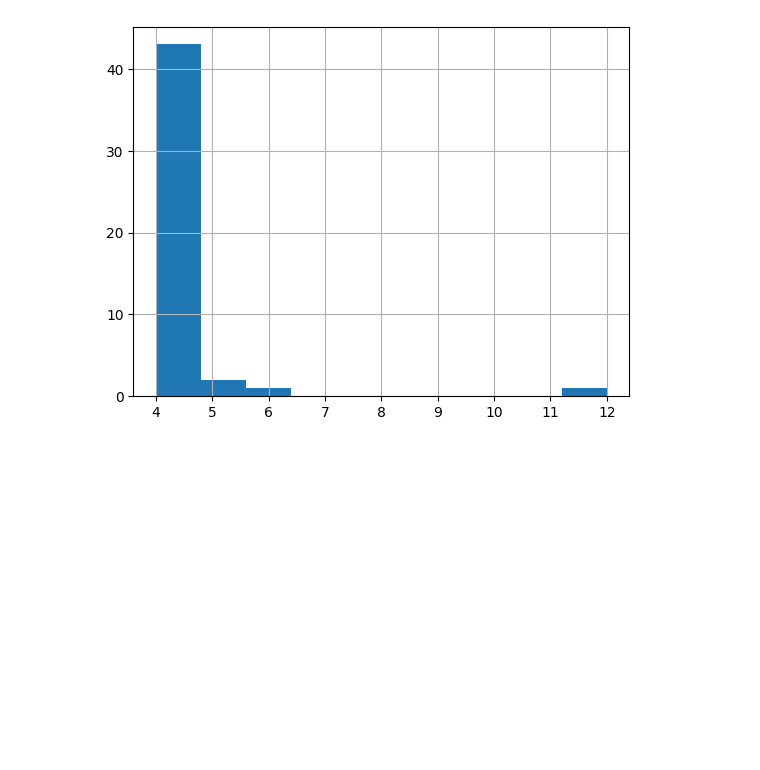
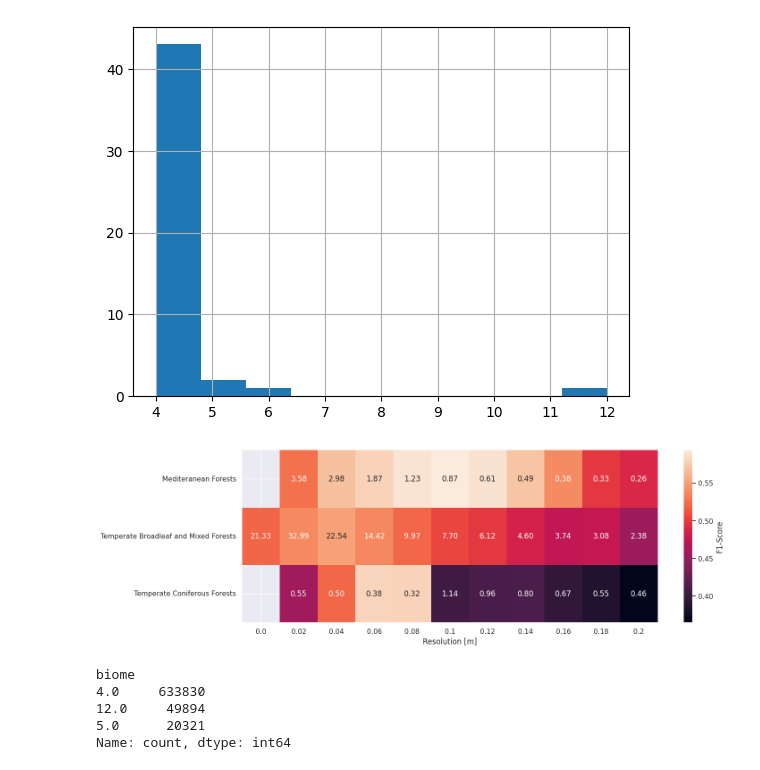
Before and after one commit to jmoeh/standing-deadwood, a Jupyter notebook: notebooks/100_experimentation.ipynb, the cells around one changed output. Drawn from its saved outputs; the diff is of its cells as text; code cells hidden in the pictures; blank space fills up the shorter version.

```diff
--- a/notebooks/100_experimentation.ipynb
+++ b/notebooks/100_experimentation.ipynb
@@ -109,0 +156,39 @@ test_files["biome"].hist()
+# %%
+eval_df = pd.read_csv(
+    f"/net/scratch/jmoehring/eval_100k_samples_biome_stratified_onefold_val_fold_0_epoch_20.csv"
+)
+# %%
+# add new column biome names
+biome_names = {
+    4: "Temperate Broadleaf and Mixed Forests",
+    5: "Temperate Coniferous Forests",
+    6: "Boreal Forests/Taiga",
+    12: "Mediteranean Forests",
+}
+eval_df["biome_name"] = eval_df["biome"].map(biome_names)
+# %%
+sns.set_theme()
+pivoted = eval_df.pivot_table(index="biome_name", columns="resolution_bin", values="f1")
+pivoted_labels = (
+    eval_df.pivot_table(
+        index="biome_name",
+        columns="resolution_bin",
+        values="f1",
+        aggfunc="count",
+    )
+    / 1000
+)
+ax = sns.heatmap(
+    pivoted,
+    cmap="rocket",
+    annot=pivoted_labels,
+    fmt=".2f",
+    cbar_kws={"label": "F1-Score"},
+)
+ax.set_ylabel("")
+ax.set_xlabel("Resolution [m]")
+fig = ax.get_figure()
+fig.set_size_inches(15, 5)
+plt.show()
+# %% [output]
+[figure, added]
@@ -109,0 +200,8 @@ test_files["biome"].hist()
+# %%
+eval_df["biome"].value_counts()
+# %% [output]
+biome
+4.0     633830
+12.0     49894
+5.0      20321
+Name: count, dtype: int64
```
Also changed, not shown: parts of 11 cells of this notebook, 11 other files.
